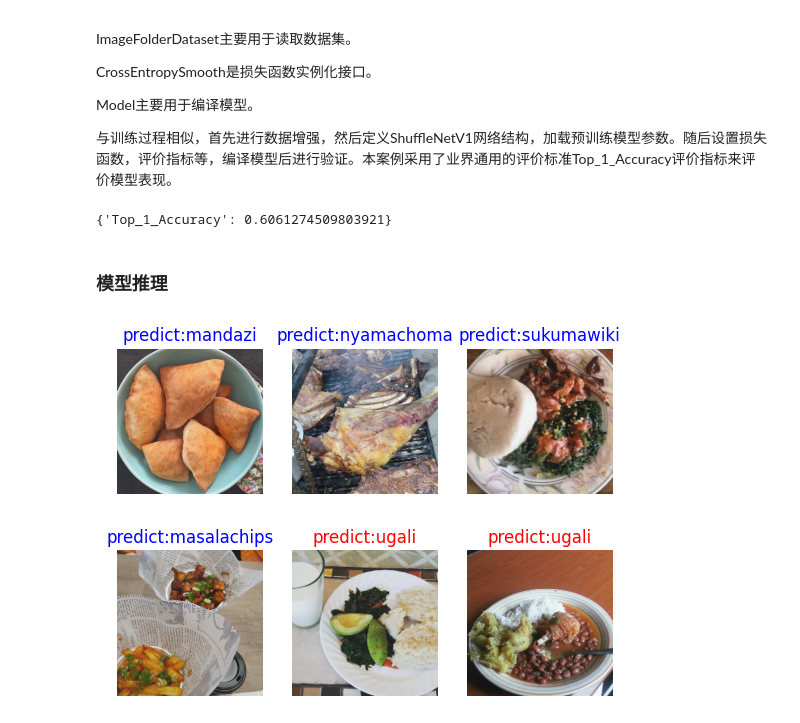
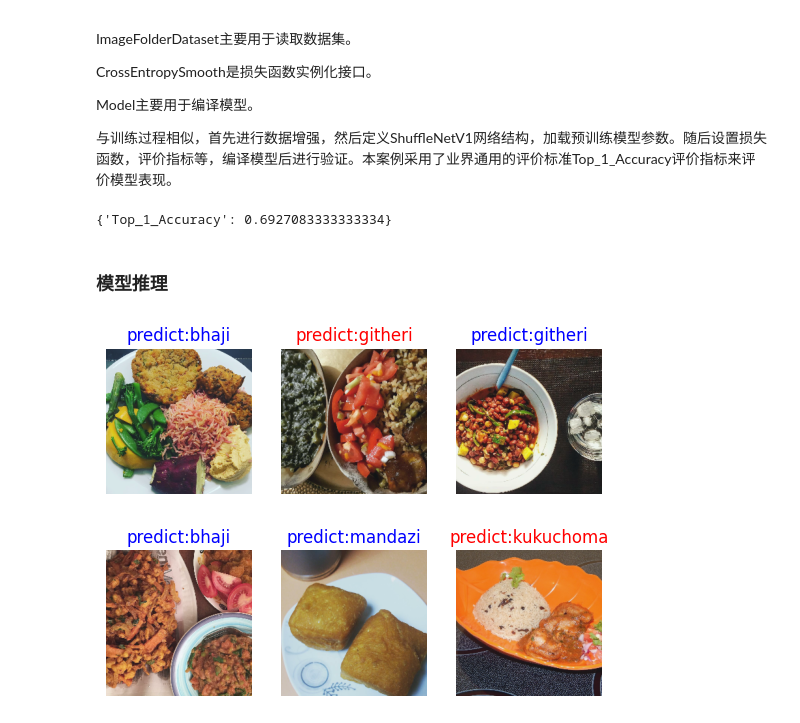
Before and after one commit to opensourcedot/xihe-cases, a Jupyter notebook: dev/ascend/snt9/2_5/ShuffleNetV1实现食物识别.ipynb, the cells around one changed output. Saved outputs shown, nothing was run; the diff lists cells and outputs as text; code cells hidden in the pictures.

```diff
--- a/dev/ascend/snt9/2_5/ShuffleNetV1实现食物识别.ipynb
+++ b/dev/ascend/snt9/2_5/ShuffleNetV1实现食物识别.ipynb
@@ -42,7 +42,7 @@ from mindspore.dataset import ImageFolderDataset
 import mindspore.dataset.vision as transforms
 
 
-data_path = './foods/Food13/'
+data_path = './foods/dataset/'
 mean = [0.485 * 255, 0.456 * 255, 0.406 * 255]
 std = [0.229 * 255, 0.224 * 255, 0.225 * 255]
 
@@ -58,7 +58,7 @@ trans_train = [
 ]
 
 dataset_train = dataset_train.map(operations=trans_train, input_columns=["image"])
-dataset_train = dataset_train.batch(batch_size=16, drop_remainder=True)
+dataset_train = dataset_train.batch(batch_size=64, drop_remainder=True)
 # %% [markdown]
 ## ShuffleNetV1模型架构
 # %%
@@ -247,7 +247,7 @@ class ShuffleNetV1(nn.Cell):
 完整训练该模型需要很长的时间，实际应用时建议根据项目需要调整epoch_size，当正常输出每个Epoch的step信息时，意味着训练正在进行，通过模型输出可以查看当前训练的loss值和时间等指标。
 # %%
 # 定义网络
-network = ShuffleNetV1(n_class=13)
+network = ShuffleNetV1(n_class=6)
 # %% [output]
 model size is  2.0x
 # %%
@@ -257,9 +257,9 @@ from mindspore.train import LossMonitor, TimeMonitor, CheckpointConfig, ModelChe
 from mindspore import train, ops
 
 # define super parameter
-epoch_size = 25
+epoch_size = 40
 momentum = 0.9
-num_classes = 13
+num_classes = 6
 resize = 224
 step_size = dataset_train.get_dataset_size()
 
@@ -315,6 +315,6 @@ else:
 # train model
 model.train(epoch_size,
             dataset_train,
-            callbacks=[ckpt_callback, LossMonitor(step_size), TimeMonitor(step_size)],
+            callbacks=[ckpt_callback, LossMonitor(step_size)],
             dataset_sink_mode=False,)
 # %% [output]
@@ -359,7 +359,7 @@ trans_val = [
 ]
 
 dataset_val = dataset_val.map(operations=trans_val, input_columns=["image"])
-dataset_val = dataset_val.batch(batch_size=16, drop_remainder=True)
+dataset_val = dataset_val.batch(batch_size=64, drop_remainder=True)
 
 network_loss = CrossEntropySmooth(sparse=True,
                                   reduction="mean",
@@ -378,38 +378,37 @@ else:
 result = model.eval(dataset_val)
 print(result)
 # %% [output]
-{'Top_1_Accuracy': 0.6061274509803921}
+{'Top_1_Accuracy': 0.6927083333333334}
 # %% [markdown]
 ### 模型推理
 # %%
 import matplotlib.pyplot as plt
 import numpy as np
 data = next(dataset_val.create_dict_iterator())
 images = data["image"]
 labels = data["label"]
 output = network(data['image'])
 pred = np.argmax(output.asnumpy(), axis=1)
 
 # 图像分类
-classes = ["bhaji", "chapati", "githeri", "kachumbari", "kukuchoma",
-          "mandazi", "masalachips", "matoke", "mukimo", "nyamachoma",
-          "pilau", "sukumawiki", "ugali"]
+classes = ["bhaji", "chapati", "githeri", "kachumbari",
+           "kukuchoma", "mandazi"]
 
 # 显示图像及图像的预测值
 plt.figure()
 for i in range(6):
     plt.subplot(2, 3, i + 1)
     # 若预测正确，显示为蓝色；若预测错误，显示为红色
     color = 'blue' if pred[i] == labels.asnumpy()[i] else 'red'
     plt.title('predict:{}'.format(classes[pred[i]]), color=color)
     picture_show = np.transpose(images.asnumpy()[i], (1, 2, 0))
     mean = np.array([0.4914, 0.4822, 0.4465])
     std = np.array([0.2023, 0.1994, 0.2010])
     picture_show = std * picture_show + mean
     picture_show = np.clip(picture_show, 0, 1)
     plt.imshow(picture_show)
     plt.axis('off')
 
 plt.show()
 # %% [output]
-[figure, old version]
+[figure, new version]
```
Also changed, not shown: parts of 3 cells of this notebook.
